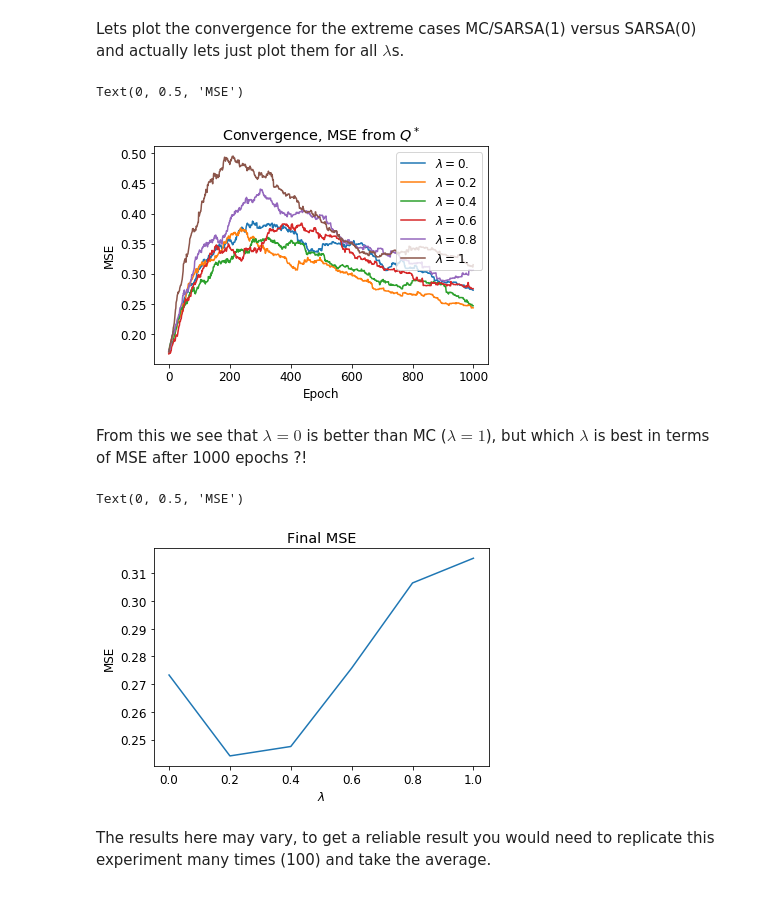
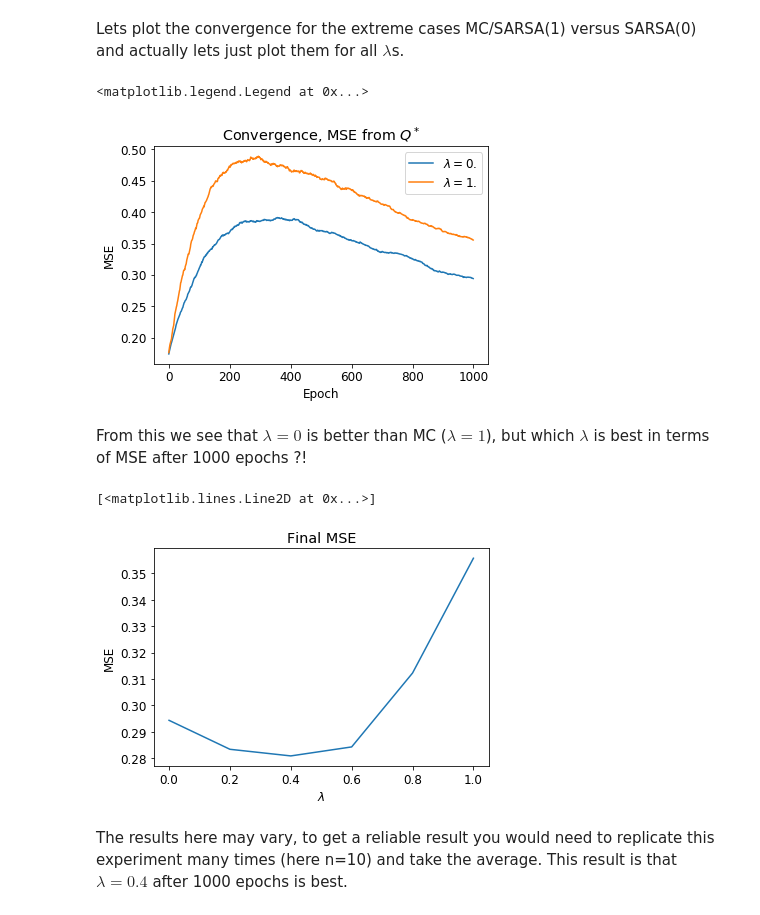
Before and after one commit to tprunarsson/Reiknigreind2018, a Jupyter notebook: peasy21.ipynb, the cells around one changed output. Cells and saved outputs as stored; diff of their text form; code cells hidden in the pictures.

```diff
--- a/peasy21.ipynb
+++ b/peasy21.ipynb
@@ -159,28 +171,33 @@ def experiment(lam):
 and we do this for different $\lambda$ settings:
 # %%
 lam = np.array([0.0,0.2,0.4,0.6,0.8,1.0])
+# to get a smoother results we should repeat our experiments:
+n = 10
 mse = experiment(lam)
+for repeat in range(n-1):
+    mse += experiment(lam)
+mse = mse / n
 # %% [markdown]
 Lets plot the convergence for the extreme cases MC/SARSA(1) versus SARSA(0) and actually lets just plot them for all $\lambda$s.
 # %%
-for i in range(lam.size):
-    plt.plot(range(1000),mse[i,:], label = "$\lambda=$" + np.array2string(lam[i]))
-plt.legend(loc='upper right')
 plt.title("Convergence, MSE from $Q^*$")
 plt.xlabel("Epoch")
 plt.ylabel("MSE")
+for i in np.array([0,len(lam)-1]):
+    plt.plot(range(1000),mse[i,:], label = "$\lambda=$" + np.array2string(lam[i]))
+plt.legend(loc='upper right')
 # %% [output]
-Text(0, 0.5, 'MSE')
+<matplotlib.legend.Legend at 0x...>
-[figure, old version]
+[figure, new version]
 # %% [markdown]
 From this we see that $\lambda=0$ is better than MC ($\lambda=1$), but which $\lambda$ is best in terms of MSE after 1000 epochs ?!
 # %%
-plt.plot(lam,mse[:,-1])
 plt.title("Final MSE")
 plt.xlabel("$\lambda$")
 plt.ylabel("MSE")
+plt.plot(lam,mse[:,-1])
 # %% [output]
-Text(0, 0.5, 'MSE')
+[<matplotlib.lines.Line2D at 0x...>]
-[figure, old version]
+[figure, new version]
 # %% [markdown]
-The results here may vary, to get a reliable result you would need to replicate this experiment many times (100) and take the average.
+The results here may vary, to get a reliable result you would need to replicate this experiment many times (here n=10) and take the average. This result is that $\lambda=0.4$ after 1000 epochs is best.
```
Also changed, not shown: parts of 7 cells of this notebook.
